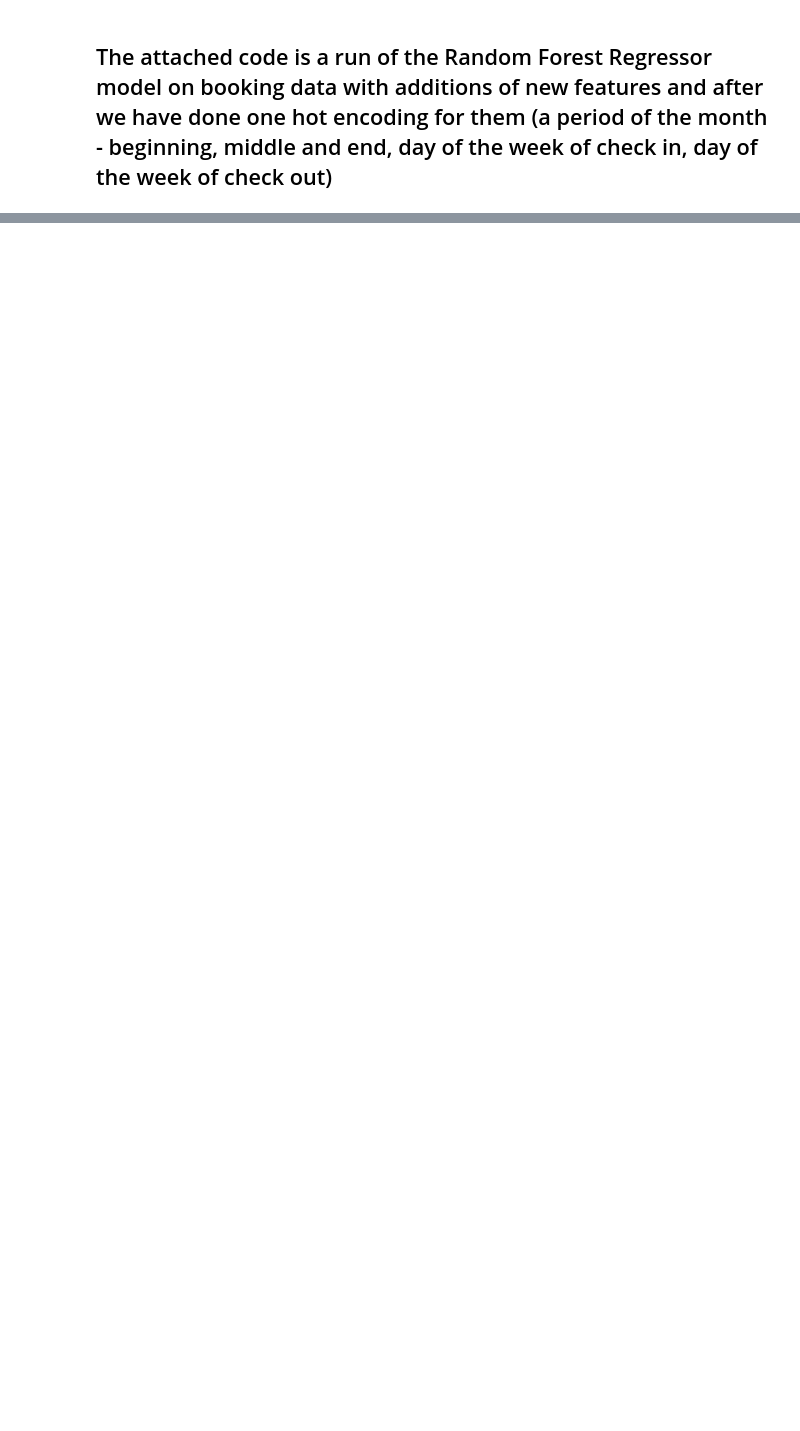
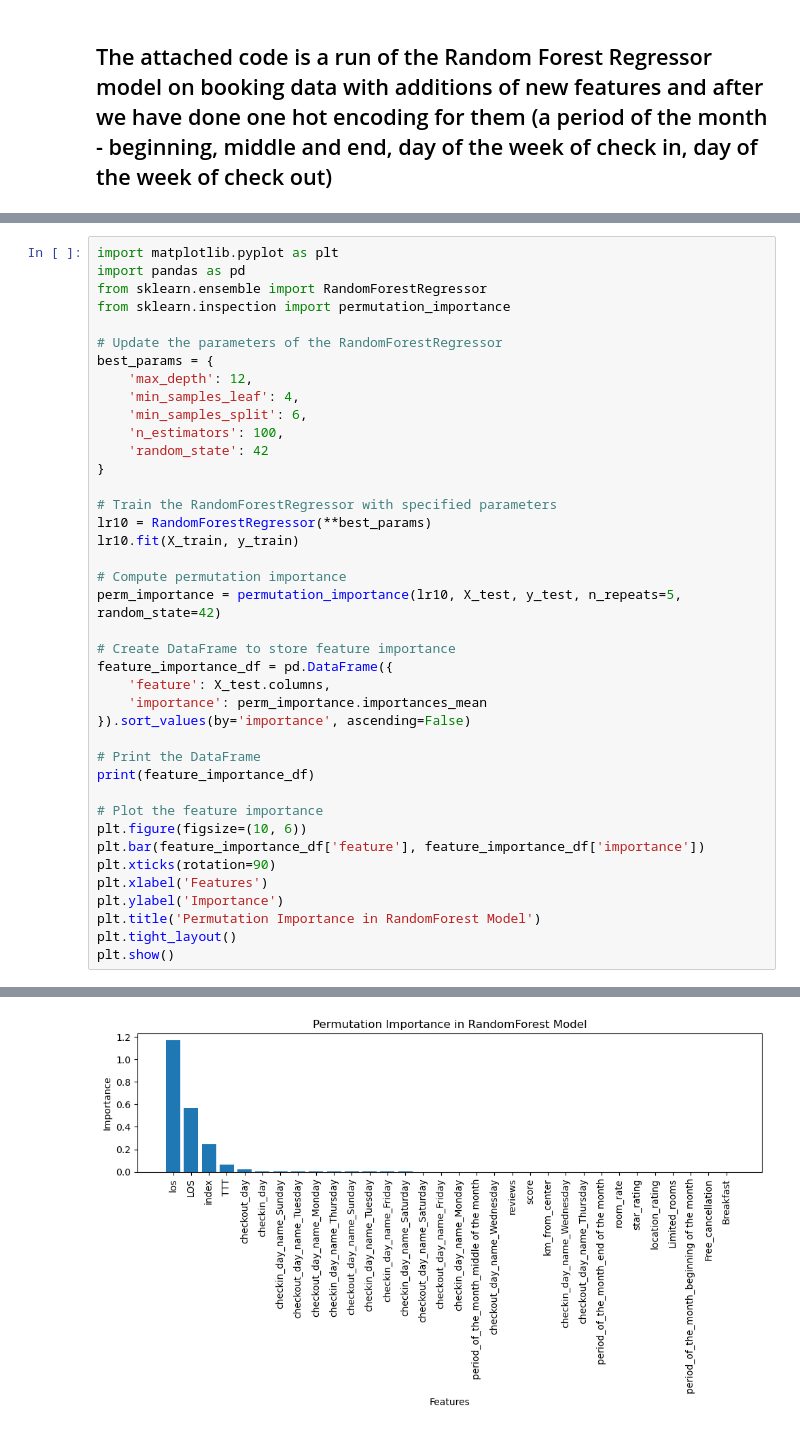
Before and after one commit to Omri5790/Data_Project, a Jupyter notebook: booking models/Random_Forest _Regressor_predict.ipynb, the cells around one changed output, grey strips where cells are left out. Drawn from its saved outputs; the diff is of its cells as text; blank space fills up the shorter version.

```diff
--- a/booking models/Random_Forest _Regressor_predict.ipynb
+++ b/booking models/Random_Forest _Regressor_predict.ipynb
@@ -310,0 +369,41 @@ Regarding the distribution of errors, it can be seen that it is relatively norma
+# %%
+import matplotlib.pyplot as plt
+import pandas as pd
+from sklearn.ensemble import RandomForestRegressor
+from sklearn.inspection import permutation_importance
+
+# Update the parameters of the RandomForestRegressor
+best_params = {
+    'max_depth': 12,
+    'min_samples_leaf': 4,
+    'min_samples_split': 6,
+    'n_estimators': 100,
+    'random_state': 42
+}
+
+# Train the RandomForestRegressor with specified parameters
+lr10 = RandomForestRegressor(**best_params)
+lr10.fit(X_train, y_train)
+
+# Compute permutation importance
+perm_importance = permutation_importance(lr10, X_test, y_test, n_repeats=5, random_state=42)
+
+# Create DataFrame to store feature importance
+feature_importance_df = pd.DataFrame({
+    'feature': X_test.columns,
+    'importance': perm_importance.importances_mean
+}).sort_values(by='importance', ascending=False)
+
+# Print the DataFrame
+print(feature_importance_df)
+
+# Plot the feature importance
+plt.figure(figsize=(10, 6))
+plt.bar(feature_importance_df['feature'], feature_importance_df['importance'])
+plt.xticks(rotation=90)
+plt.xlabel('Features')
+plt.ylabel('Importance')
+plt.title('Permutation Importance in RandomForest Model')
+plt.tight_layout()
+plt.show()
+# %% [output]
@@ -310,0 +427 @@ Regarding the distribution of errors, it can be seen that it is relatively norma
+[figure, added]
```
Also changed, not shown: parts of 8 cells of this notebook, 1 other file.
